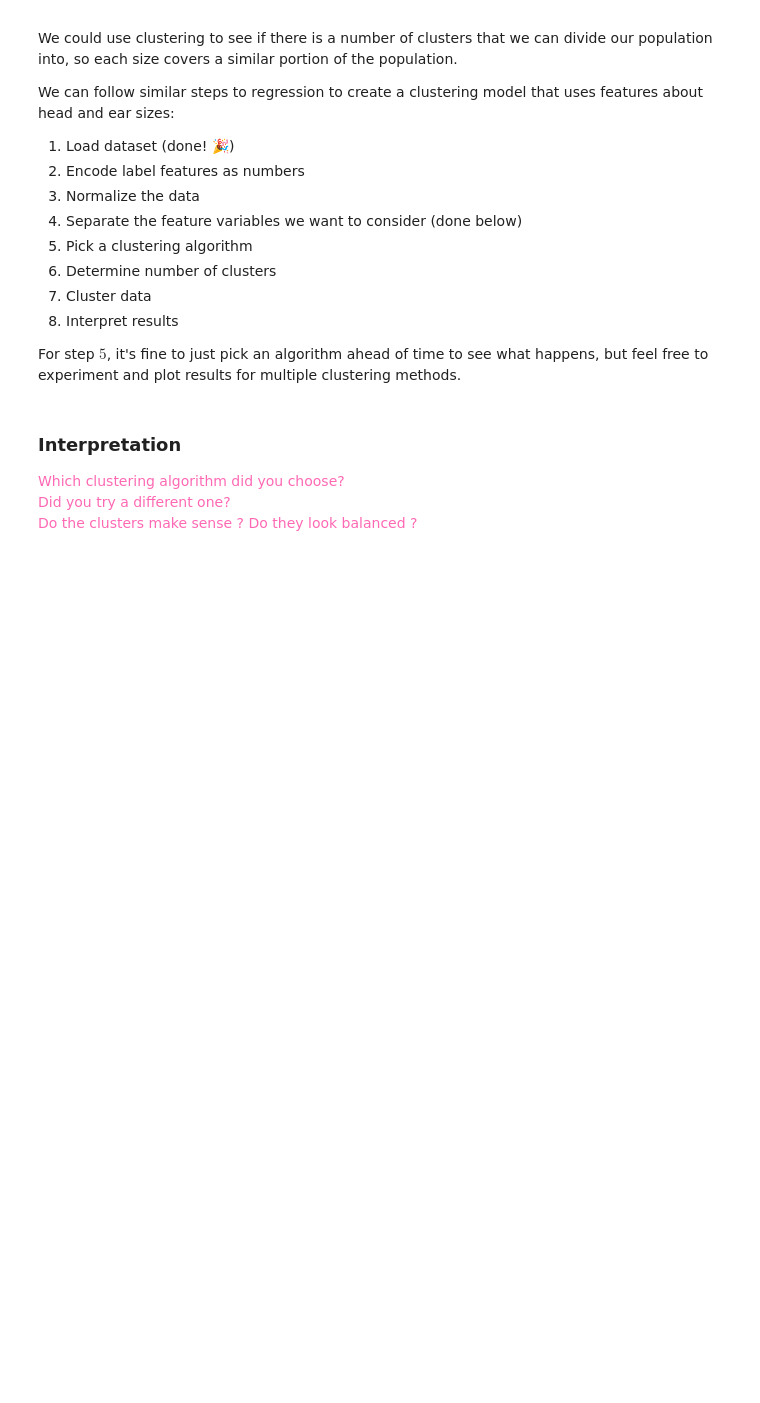
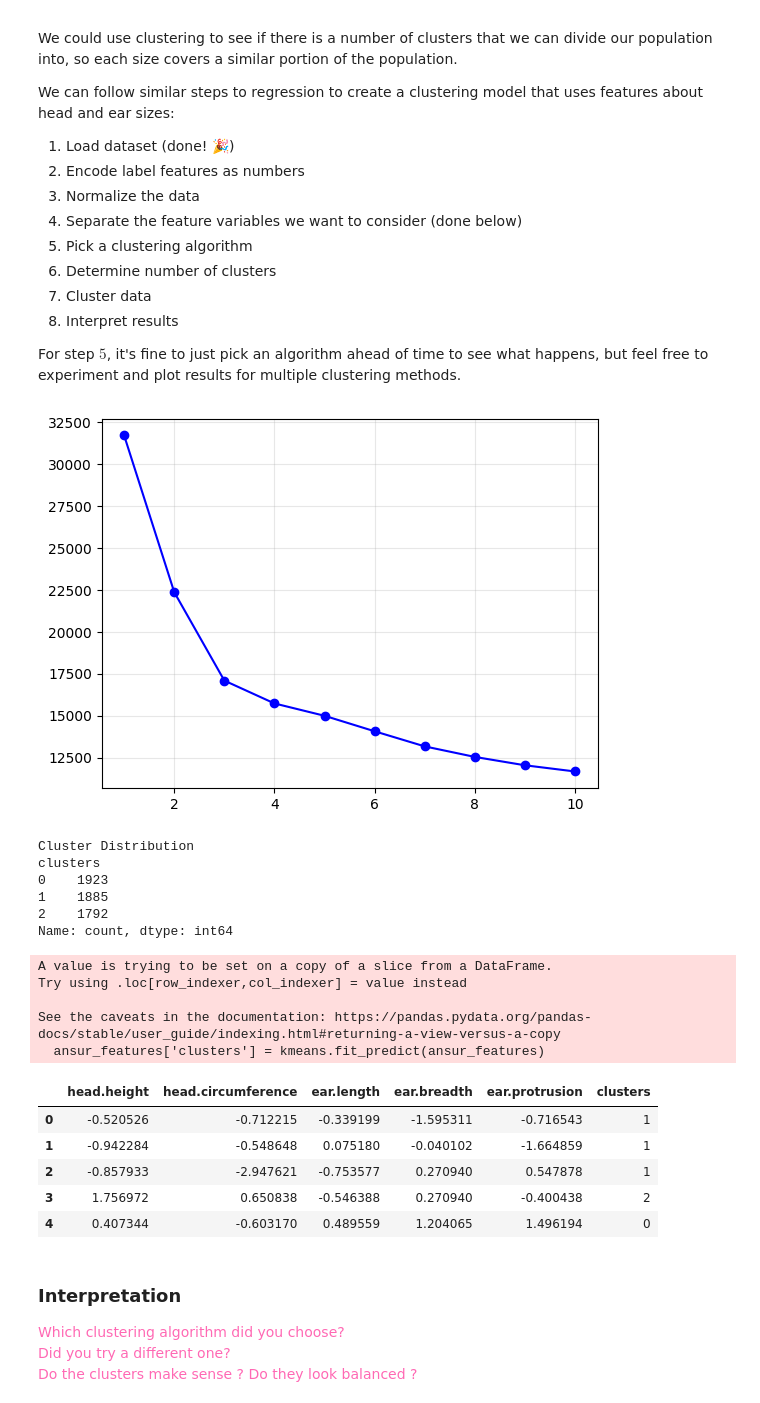
Before and after one commit to KAZIARSH-AI-ML-SPRING2026/KAZHomework08, a Jupyter notebook: Homework08.ipynb, the cells around one changed output. Saved outputs shown, nothing was run; the diff lists cells and outputs as text; code cells hidden in the pictures; blank space fills up the shorter version.

```diff
--- a/Homework08.ipynb
+++ b/Homework08.ipynb
@@ -90,36 +118,55 @@ ansur_scaled_df = pd.DataFrame(scaler.fit_transform(ansur_df), columns = ansur_d
 ansur_features = ansur_scaled_df[["head.height", "head.circumference", "ear.length", "ear.breadth", "ear.protrusion"]]
 # %%
 ## Create Clustering model
-#----------------------------------#
-# inertia = []
-# k_range = range(1, 11)
 
-# for k in k_range:
-#     kmeans = KMeans(n_clusters=k, random_state=72)
-#     kmeans.fit(ansur_features)
-#     inertia.append(kmeans.inertia_)
+#Figuring out the right number oc clusters using elbow
 
-# plt.figure(figsize=(8, 8))
-# plt.plot(k_range, inertia, marker='o')
-# plt.xlabel('Clusters')
-# plt.ylabel('Inertia')
-# plt.xticks(k_range)
-# plt.grid(True, alpha=0.3)
-# plt.show()
+inertia = []
+k_range = range(1,11)
 
+for k in k_range:
+    model = KMeans(n_clusters=k, random_state=72, n_init='auto')
+    model.fit(ansur_features)
+    inertia.append(model.inertia_)
+
+plt.Figure(figsize=(8,4))
+plt.plot(k_range, inertia, marker='o', color='blue')
+plt.grid(True, alpha=0.3)
+plt.show()
 #---------------------------------------#
+#the model
 
-kmeans = KMeans(n_clusters=3, random_state=72)
-ansur_features['cluster'] = kmeans.fit_predict(ansur_features)
-
-ansur_features.head()
+kmeans = KMeans(n_clusters=3, random_state=72, n_init='auto')
+ansur_features['clusters'] = kmeans.fit_predict(ansur_features)
 
 
+print("Cluster Distribution")
+print(ansur_features['clusters'].value_counts())
+ansur_features.head()
 ## Run the model(s) on the data
 
 ## Check errors
 
 ## Plot clusters as function of 2 or 3 variables
+# %% [output]
+[figure, added]
+Cluster Distribution
+clusters
+0    1923
+1    1885
+2    1792
+Name: count, dtype: int64
+A value is trying to be set on a copy of a slice from a DataFrame.
+Try using .loc[row_indexer,col_indexer] = value instead
+
+See the caveats in the documentation: https://pandas.pydata.org/pandas-docs/stable/user_guide/indexing.html#returning-a-view-versus-a-copy
+  ansur_features['clusters'] = kmeans.fit_predict(ansur_features)
+|  | head.height | head.circumference | ear.length | ear.breadth | ear.protrusion | clusters |
+| 0 | -0.520526 | -0.712215 | -0.339199 | -1.595311 | -0.716543 | 1 |
+| 1 | -0.942284 | -0.548648 | 0.075180 | -0.040102 | -1.664859 | 1 |
+| 2 | -0.857933 | -2.947621 | -0.753577 | 0.270940 | 0.547878 | 1 |
+| 3 | 1.756972 | 0.650838 | -0.546388 | 0.270940 | -0.400438 | 2 |
+| 4 | 0.407344 | -0.603170 | 0.489559 | 1.204065 | 1.496194 | 0 |
 # %% [markdown]
 ### Interpretation
 
```
Also changed, not shown: parts of 4 cells of this notebook.
